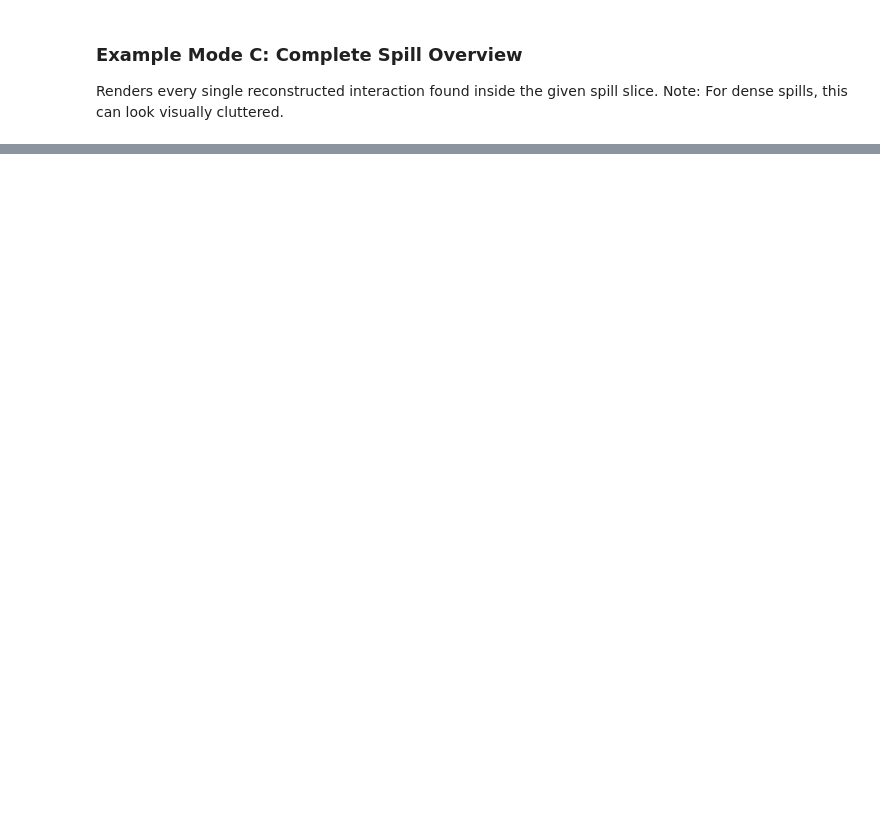
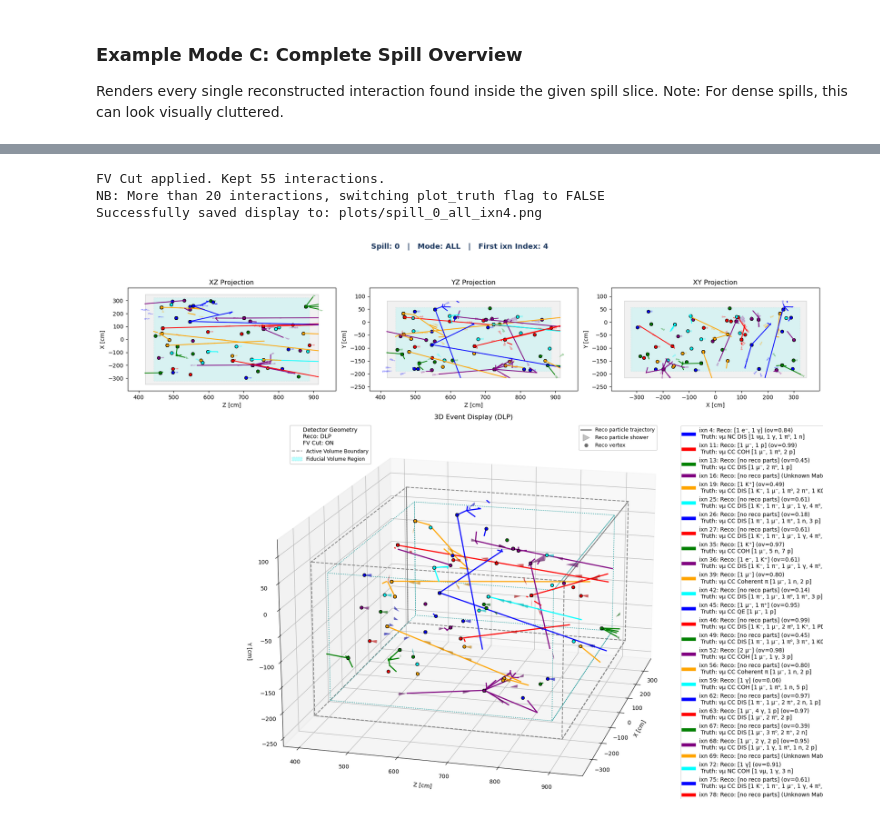
Before and after one commit to lcrem/Test_ND_CAF_Display, a Jupyter notebook: ndlar_caf_display.ipynb, the cells around one changed output, grey strips where cells are left out. Saved outputs shown, nothing was run; the diff lists cells and outputs as text; code cells hidden in the pictures; blank space fills up the shorter version.

```diff
--- a/ndlar_caf_display.ipynb
+++ b/ndlar_caf_display.ipynb
@@ -81,0 +111,7 @@ plot_interactions(spills, spill_index=0, mode="all", reco=reco_type, plot_truth=
+# %%
+plot_interactions(spills, spill_index=0, mode="all", reco=reco_type, plot_truth=True, apply_fv_cut=True, save_dir='plots')
+# %% [output]
+FV Cut applied. Kept 55 interactions.
+NB: More than 20 interactions, switching plot_truth flag to FALSE
+Successfully saved display to: plots/spill_0_all_ixn4.png
+[figure, added]
```
Also changed, not shown: parts of 7 cells of this notebook.
